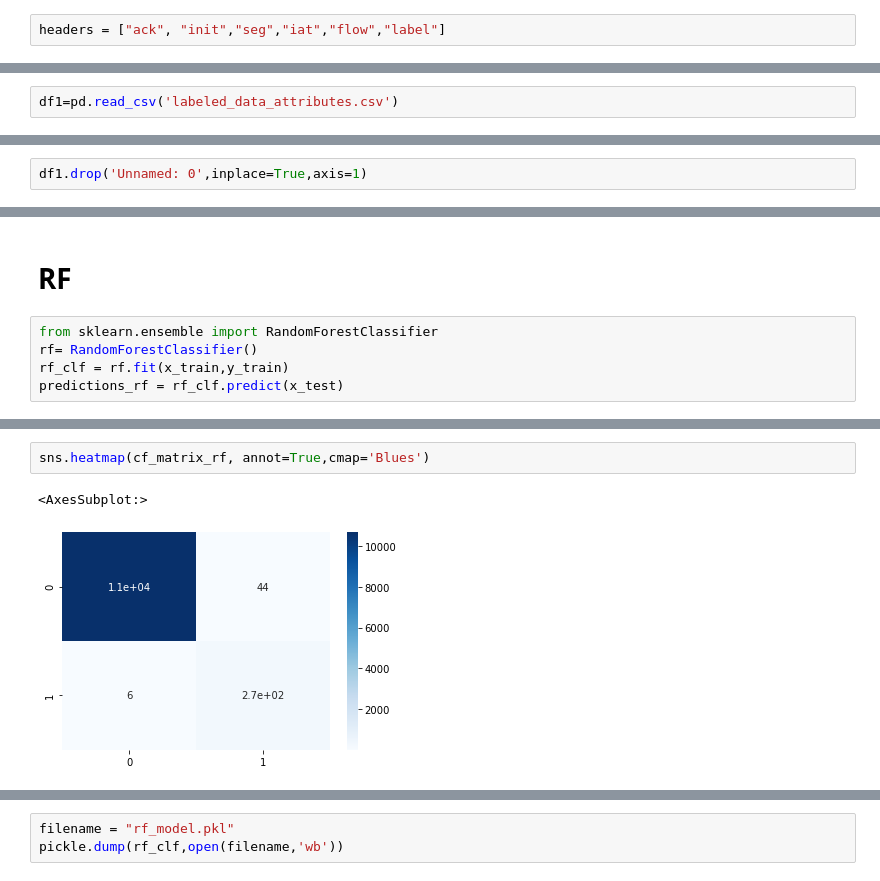
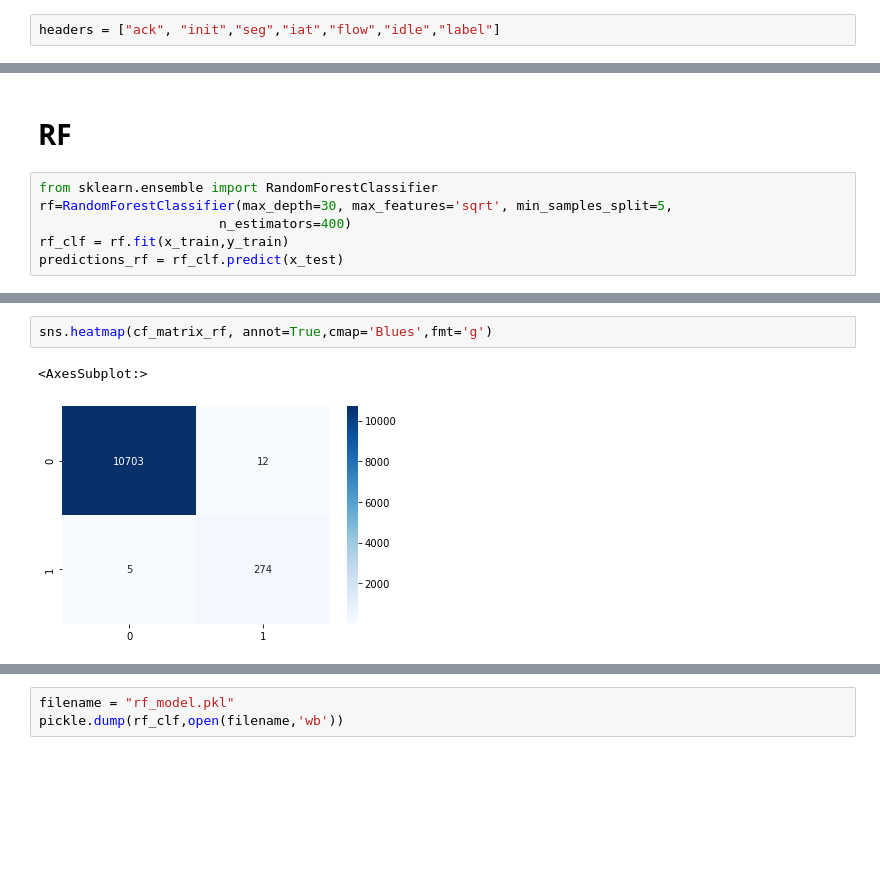
Before and after one commit to NielParekh/Detection-of-DDoS-attacks-on-Android-devices, a Jupyter notebook: custom_dataset_models.ipynb, the cells around one changed output, grey strips where cells are left out. Drawn from its saved outputs; the diff is of its cells as text; blank space fills up the shorter version.

```diff
--- a/custom_dataset_models.ipynb
+++ b/custom_dataset_models.ipynb
@@ -77,5 +83,5 @@ data = [df["ack_flag_cnt"], df["init_fwd_win_byts"],df["fwd_seg_size_min"], df["
 # %%
-headers = ["ack", "init","seg","iat","flow","label"]
+headers = ["ack", "init","seg","iat","flow","idle","label"]
 # %%
 df1 = pd.concat(data, axis=1, keys=headers)
 # %%
@@ -97,7 +103,5 @@ df1
 # %% [markdown]
 ## Model Creation
-# %%
-df1=pd.read_csv('labeled_data_attributes.csv')
 # %%
 from pycaret.classification import *
 from sklearn.preprocessing import LabelEncoder
@@ -123,5 +119,3 @@ Index(['Unnamed: 0', 'ack', 'init', 'seg', 'iat', 'flow', 'label'], dtype='objec
-# %%
-df1.drop('Unnamed: 0',inplace=True,axis=1)
 # %%
 df1
 # %% [output]
@@ -531,7 +546,8 @@ pickle.dump(ada_clf,open(filename,'wb'))
 # RF
 # %%
 from sklearn.ensemble import RandomForestClassifier
-rf= RandomForestClassifier()
+rf=RandomForestClassifier(max_depth=30, max_features='sqrt', min_samples_split=5,
+                       n_estimators=400)
 rf_clf = rf.fit(x_train,y_train)
 predictions_rf = rf_clf.predict(x_test)
 # %%
@@ -543,8 +559,8 @@ print(cf_matrix_rf)
 # %%
-sns.heatmap(cf_matrix_rf, annot=True,cmap='Blues')
+sns.heatmap(cf_matrix_rf, annot=True,cmap='Blues',fmt='g')
 # %% [output]
 <AxesSubplot:>
-[figure, old version]
+[figure, new version]
 # %%
 print(classification_report(y_test,predictions_rf))
 # %% [output]
```
Also changed, not shown: parts of 59 cells of this notebook.
